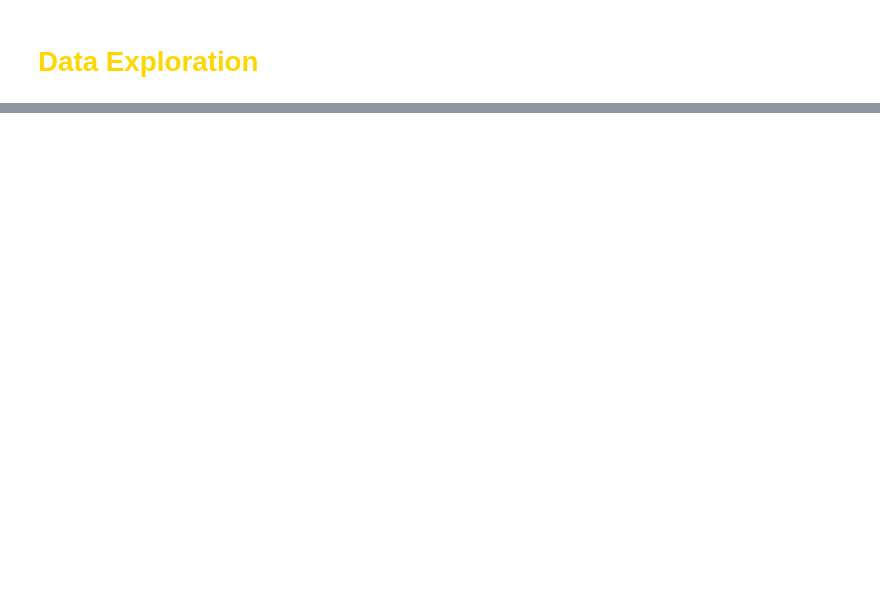
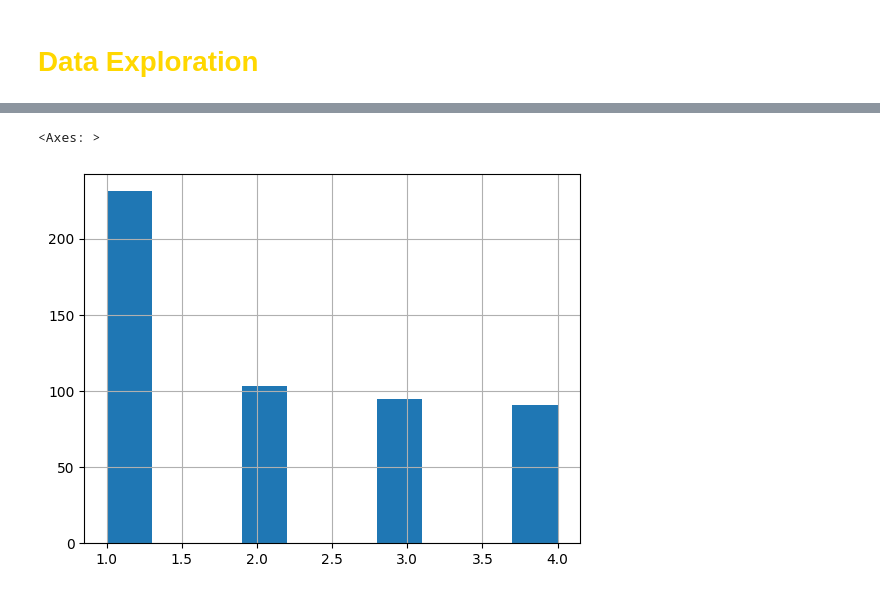
Before and after one commit to matheusmello-o/turnover-optmization, a Jupyter notebook: turnover.ipynb, the cells around one changed output, grey strips where cells are left out. Drawn from its saved outputs; the diff is of its cells as text; code cells hidden in the pictures; blank space fills up the shorter version.

```diff
--- a/turnover.ipynb
+++ b/turnover.ipynb
@@ -271,0 +162,6 @@ sns.barplot(data = tx_retencao_meses_servico_cargo,
+# %%
+labels = [1, 2, 3, 4]
+bins = [0, 25, 30, 35, np.inf]
+
+df_train['idade_group'] = pd.cut(df_train.idade, bins=bins, labels=labels)
+df_train.head()
@@ -271,0 +175,5 @@ sns.barplot(data = tx_retencao_meses_servico_cargo,
+# %%
+df_train.idade_group.hist()
+# %% [output]
+<Axes: >
+[figure, added]
```
Also changed, not shown: parts of 48 cells of this notebook.
